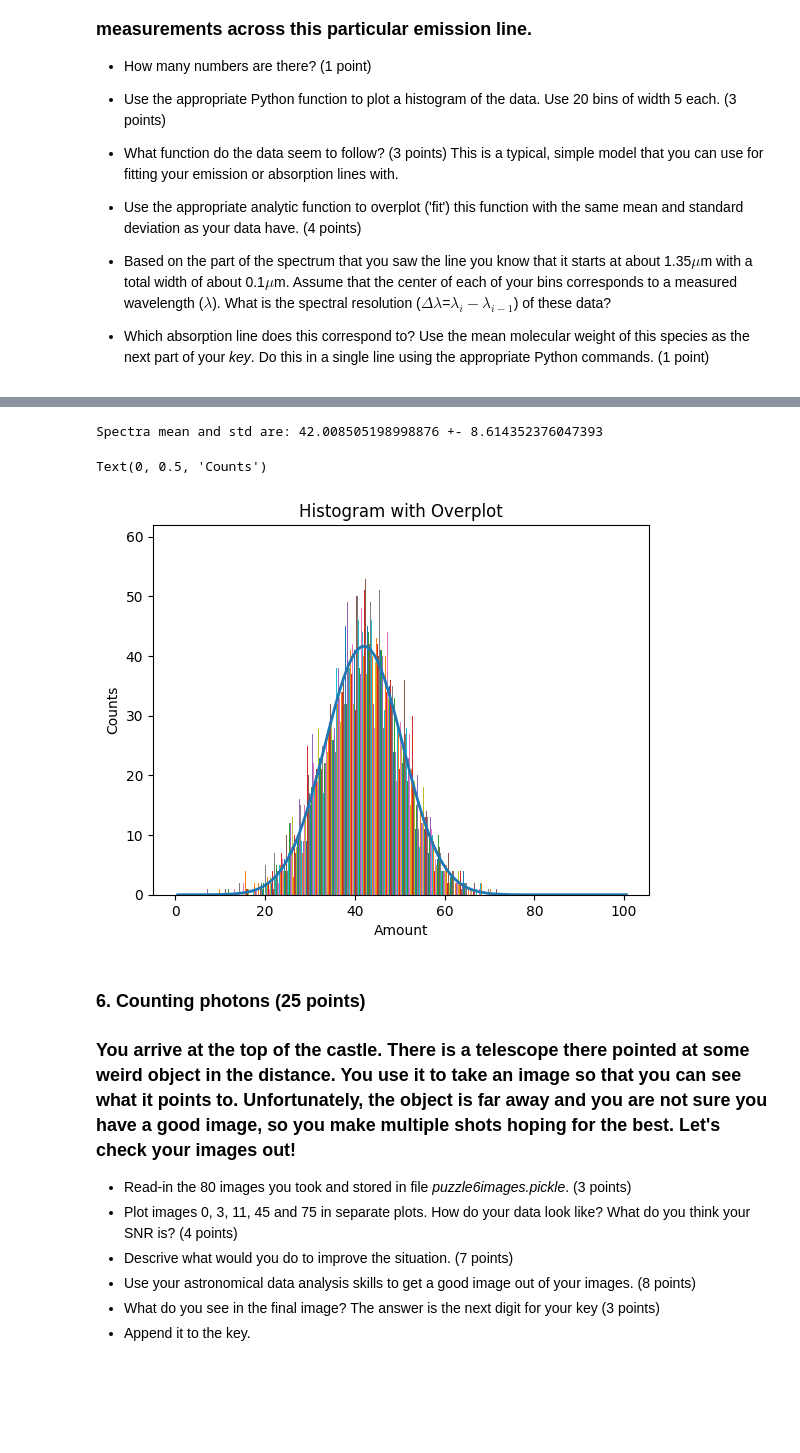
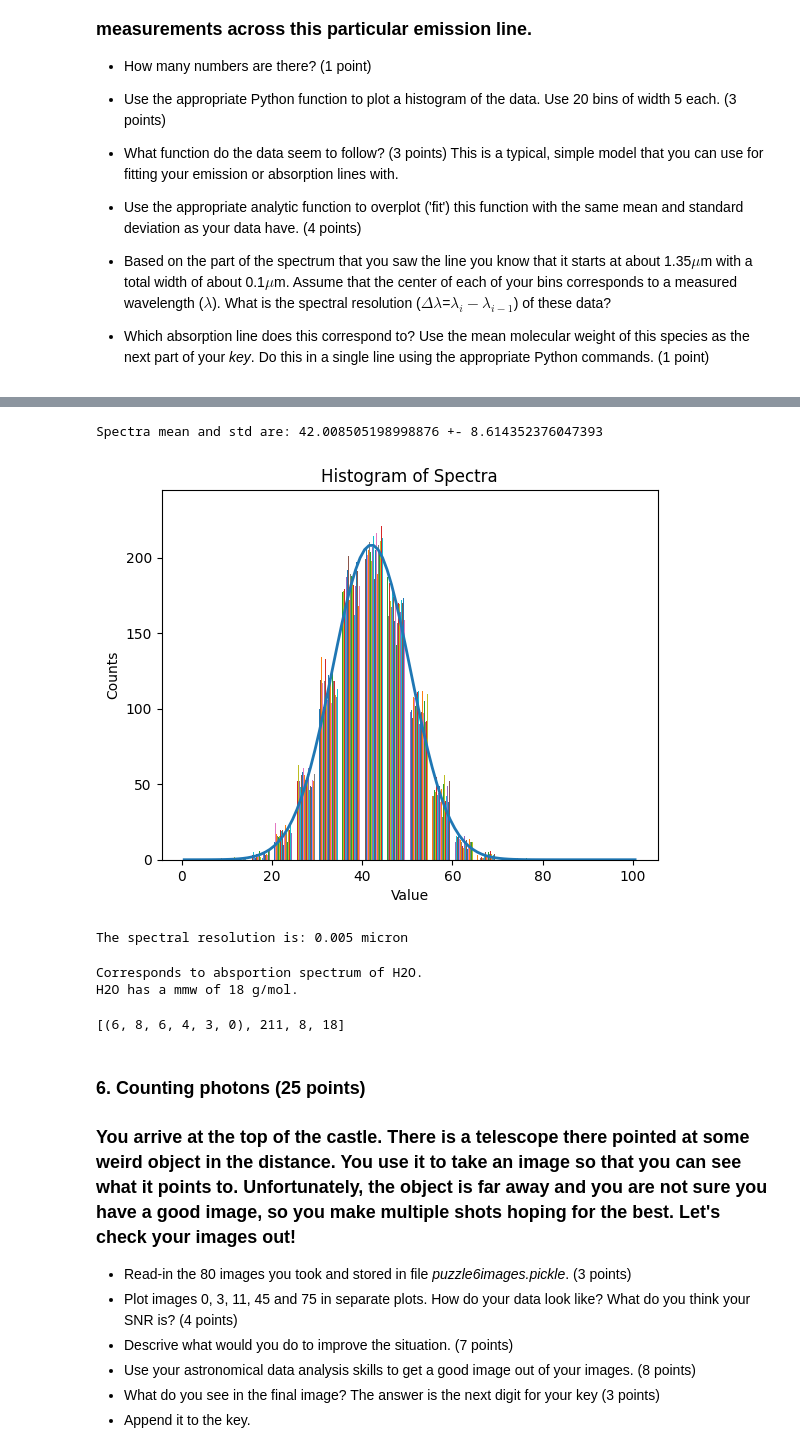
Before and after one commit to amedina695/lectures_git, a Jupyter notebook: midterm/Midterm_F25-classroom.ipynb, the cells around one changed output, grey strips where cells are left out. Cells and saved outputs as stored; diff of their text form; code cells hidden in the pictures; blank space fills up the shorter version.

```diff
--- a/midterm/Midterm_F25-classroom.ipynb
+++ b/midterm/Midterm_F25-classroom.ipynb
@@ -306,7 +375,37 @@ Text(0, 0.5, 'Counts')
 # %%
-spectra_mean = np.mean(spectra)
-spectra_std  = np.std(spectra)
+# Overplot with same mean and standard deviation
 
-print(f'Spectra mean and std are: {spectra_mean} +- {spectra_std}')
+spectra_mu = np.mean(spectra)
+spectra_st = np.std(spectra)
+print('Spectra mean and std are: {0} +- {1}'.format(spectra_mu, spectra_st))
+
+# Reusing method from HW4
+
+def gaussian(N, mean, std, bin_width):
+    bc_index = []
+    g_values = []
+    # Evaluating Gaussian at bin center
+    for i in range(0, 101):
+
+        bin_center = (1/2) * (i + (i+1))
+        g = ( 1.0 / (std * np.sqrt( 2 * np.pi )) ) * np.exp( - (bin_center - mean)**2  / ( 2 * std**2 ) )
+
+        expected_draws = N * g * bin_width
+
+        bc_index.append(bin_center)
+        g_values.append(expected_draws)
+
+    return g_values, bc_index
+
+gplot_values, bc_values = gaussian(numbers, spectra_mu, spectra_st, binw)
+
+plt.figure()
+plt.hist(spectra, bins=n_bins)
+plt.plot(bc_values, gplot_values, lw=2)
+plt.title("Histogram of Spectra")
+plt.xlabel("Value")
+plt.ylabel("Counts")
+plt.show()
 # %% [output]
 Spectra mean and std are: 42.008505198998876 +- 8.614352376047393
+[figure, added]
@@ -329,14 +411,0 @@ def gaussian(mean, std, bins):
-# %%
-gplot_values, bc_values = gaussian(spectra_mean, spectra_std, n_bins)
-
-plt.figure()
-
-count, bins, width = plt.hist(spectra, bins=n_bins, rwidth=1)
-plt.plot(bc_values, gplot_values, lw=2)
-
-plt.title("Histogram with Overplot")
-plt.xlabel("Amount")
-plt.ylabel("Counts")
-# %% [output]
-Text(0, 0.5, 'Counts')
-[figure, removed]
@@ -355,0 +412,20 @@ Text(0, 0.5, 'Counts')
+# %%
+# Spectrum line starts at 1.35 micron
+# With a width of 0.1 micron
+# Each bin is centered at a wavelength
+# So the 0.1 micron spans 20 bins or
+
+del_lambda = 0.1 / 20 # micron
+print('The spectral resolution is: {0} micron'.format(del_lambda))
+# %% [output]
+The spectral resolution is: 0.005 micron
+# %%
+# Around 1.35 to 1.36 micron
+# Quick google search
+# Within the liquid water absoprtion spectrum
+
+print('Corresponds to absportion spectrum of H2O.')
+print('H2O has a mmw of 18 g/mol.')
+# %% [output]
+Corresponds to absportion spectrum of H2O.
+H2O has a mmw of 18 g/mol.
@@ -356,3 +434,7 @@ Text(0, 0.5, 'Counts')
+# %%
+print(key)
+# %% [output]
+[(6, 8, 6, 4, 3, 0), 211, 8, 18]
 # %% [markdown]
 ### 6. Counting photons (25 points)
 
```
Also changed, not shown: parts of 25 cells of this notebook.
